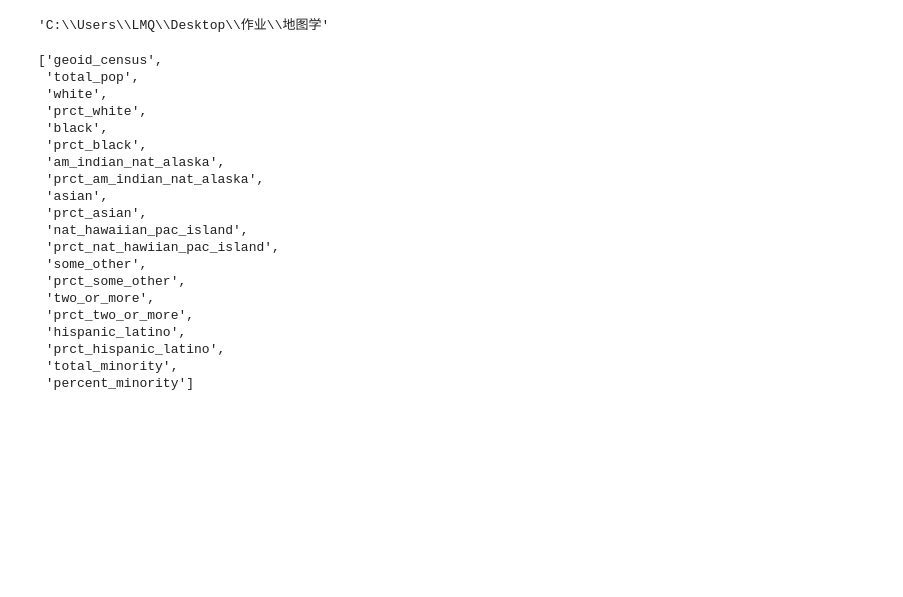
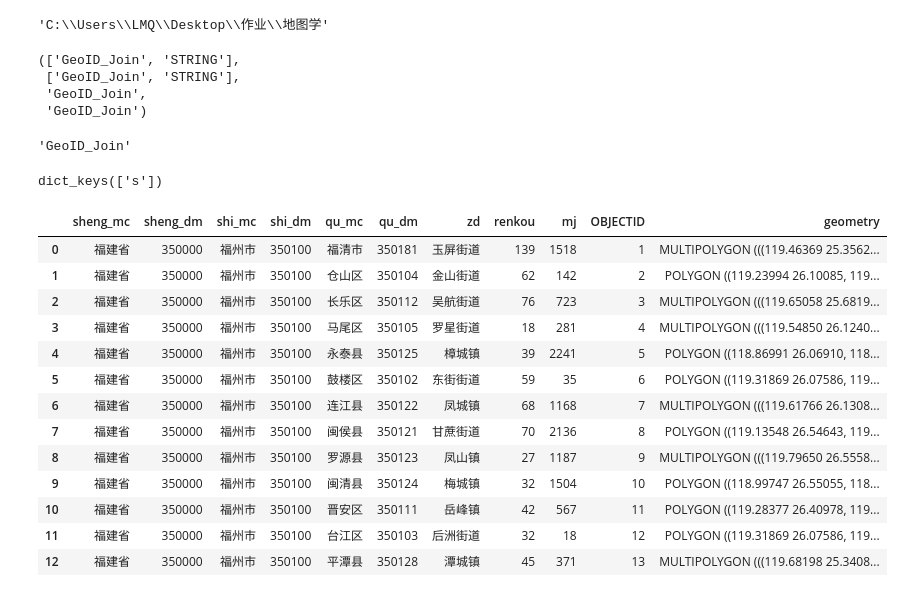
Before and after one commit to lun55/GIS_Learn, a Jupyter notebook: Jupyter/test1.ipynb, the cells around one changed output. Cells and saved outputs as stored; diff of their text form; code cells hidden in the pictures; blank space fills up the shorter version.

```diff
--- a/Jupyter/test1.ipynb
+++ b/Jupyter/test1.ipynb
@@ -1028,26 +1028,24 @@ fields = {"geoid_census":["GeoID_Join","STRING"],
           "total_minority":["Total Minority","LONG"],
           "percent_minority":["Percent Minority","FLOAT"],
           }
-# %%
-list(fields.keys())
-# %% [output]
-['geoid_census',
- 'total_pop',
- 'white',
- 'prct_white',
- 'black',
- 'prct_black',
- 'am_indian_nat_alaska',
- 'prct_am_indian_nat_alaska',
- 'asian',
- 'prct_asian',
- 'nat_hawaiian_pac_island',
- 'prct_nat_hawiian_pac_island',
- 'some_other',
- 'prct_some_other',
- 'two_or_more',
- 'prct_two_or_more',
- 'hispanic_latino',
- 'prct_hispanic_latino',
- 'total_minority',
- 'percent_minority']
+# %%
+h = fields.get("geoid_census")
+fields["geoid_census"],fields.__getitem__("geoid_census"),h[0],h.__getitem__(0)
+# %% [output]
+(['GeoID_Join', 'STRING'],
+ ['GeoID_Join', 'STRING'],
+ 'GeoID_Join',
+ 'GeoID_Join')
+# %%
+dir(list)
+# h = list.__iter__(h)
+type(h)
+v = iter(h)
+v.__next__()
+# %% [output]
+'GeoID_Join'
+# %%
+f = {'w':{'s':1}}
+f.get('w').keys()
+# %% [output]
+dict_keys(['s'])
@@ -1053,0 +1054,17 @@ list(fields.keys())
+# %%
+shppd = gpd.read_file(r"D:\GISData\China\福州\FZBoundary1.shp", encoding='utf-8')
+# %% [output]
+|  | sheng_mc | sheng_dm | shi_mc | shi_dm | qu_mc | qu_dm | zd | renkou | mj | OBJECTID | geometry |
+| 0 | 福建省 | 350000 | 福州市 | 350100 | 福清市 | 350181 | 玉屏街道 | 139 | 1518 | 1 | MULTIPOLYGON (((119.46369 25.3562... |
+| 1 | 福建省 | 350000 | 福州市 | 350100 | 仓山区 | 350104 | 金山街道 | 62 | 142 | 2 | POLYGON ((119.23994 26.10085, 119... |
+| 2 | 福建省 | 350000 | 福州市 | 350100 | 长乐区 | 350112 | 吴航街道 | 76 | 723 | 3 | MULTIPOLYGON (((119.65058 25.6819... |
+| 3 | 福建省 | 350000 | 福州市 | 350100 | 马尾区 | 350105 | 罗星街道 | 18 | 281 | 4 | MULTIPOLYGON (((119.54850 26.1240... |
+| 4 | 福建省 | 350000 | 福州市 | 350100 | 永泰县 | 350125 | 樟城镇 | 39 | 2241 | 5 | POLYGON ((118.86991 26.06910, 118... |
+| 5 | 福建省 | 350000 | 福州市 | 350100 | 鼓楼区 | 350102 | 东街街道 | 59 | 35 | 6 | POLYGON ((119.31869 26.07586, 119... |
+| 6 | 福建省 | 350000 | 福州市 | 350100 | 连江县 | 350122 | 凤城镇 | 68 | 1168 | 7 | MULTIPOLYGON (((119.61766 26.1308... |
+| 7 | 福建省 | 350000 | 福州市 | 350100 | 闽侯县 | 350121 | 甘蔗街道 | 70 | 2136 | 8 | POLYGON ((119.13548 26.54643, 119... |
+| 8 | 福建省 | 350000 | 福州市 | 350100 | 罗源县 | 350123 | 凤山镇 | 27 | 1187 | 9 | MULTIPOLYGON (((119.79650 26.5558... |
+| 9 | 福建省 | 350000 | 福州市 | 350100 | 闽清县 | 350124 | 梅城镇 | 32 | 1504 | 10 | POLYGON ((118.99747 26.55055, 118... |
+| 10 | 福建省 | 350000 | 福州市 | 350100 | 晋安区 | 350111 | 岳峰镇 | 42 | 567 | 11 | POLYGON ((119.28377 26.40978, 119... |
+| 11 | 福建省 | 350000 | 福州市 | 350100 | 台江区 | 350103 | 后洲街道 | 32 | 18 | 12 | POLYGON ((119.31869 26.07586, 119... |
+| 12 | 福建省 | 350000 | 福州市 | 350100 | 平潭县 | 350128 | 潭城镇 | 45 | 371 | 13 | MULTIPOLYGON (((119.68198 25.3408... |
```
Also changed, not shown: parts of 2 cells of this notebook, 2 other files.
